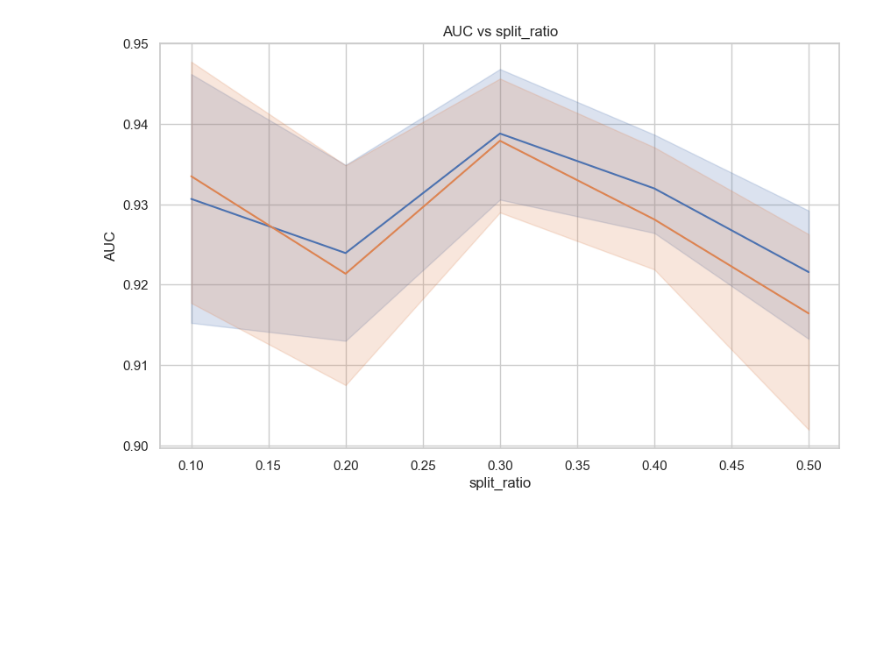
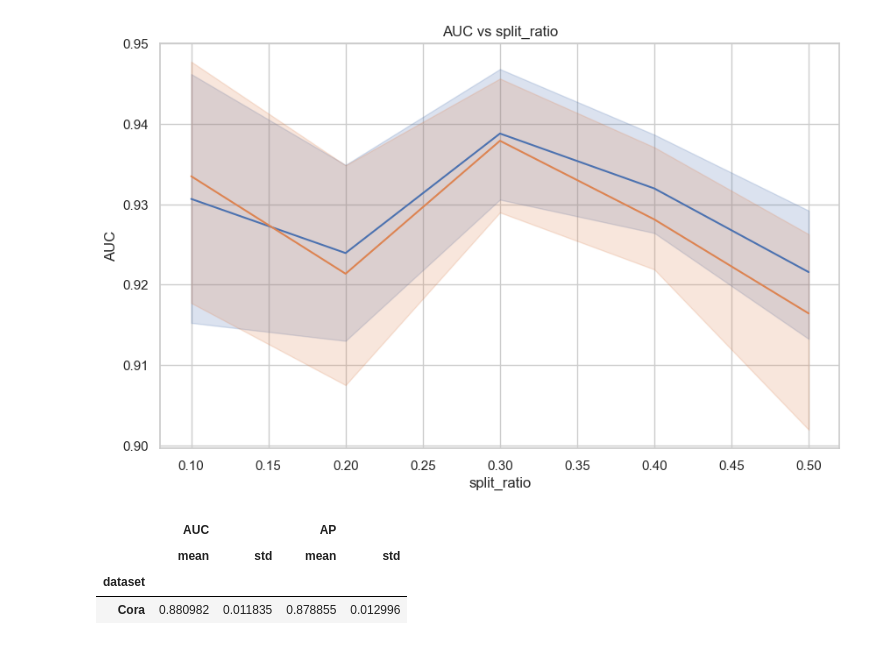
Before and after one commit to FDUguchunhui/latent-space-constraint-GNN, a Jupyter notebook: notebook/analysis/aggregation.ipynb, the cells around one changed output. Drawn from its saved outputs; the diff is of its cells as text; code cells hidden in the pictures; blank space fills up the shorter version.

```diff
--- a/notebook/analysis/aggregation.ipynb
+++ b/notebook/analysis/aggregation.ipynb
@@ -63,3 +63,20 @@ plt.title('AUC vs split_ratio')
 plt.show()
 # %% [output]
 [figure]
+# %%
+# Read the JSON file line by line into a DataFrame
+data = []
+with open('results/vgae_results.json', 'r') as f:
+    for line in f:
+        data.append(pd.read_json(line, lines=True))
+
+# Concatenate all the dataframes
+df_vgae = pd.concat(data, ignore_index=True)
+# %%
+# calculate mean and std for auc and ap group by dataset
+df_vgae.groupby(['dataset']).agg({'AUC': ['mean', 'std'], 'AP': ['mean', 'std']})
+# %% [output]
+|  | AUC |  | AP |  |
+|  | mean | std | mean | std |
+| dataset |  |  |  |  |
+| Cora | 0.880982 | 0.011835 | 0.878855 | 0.012996 |
```
Also changed, not shown: 4 other files.
